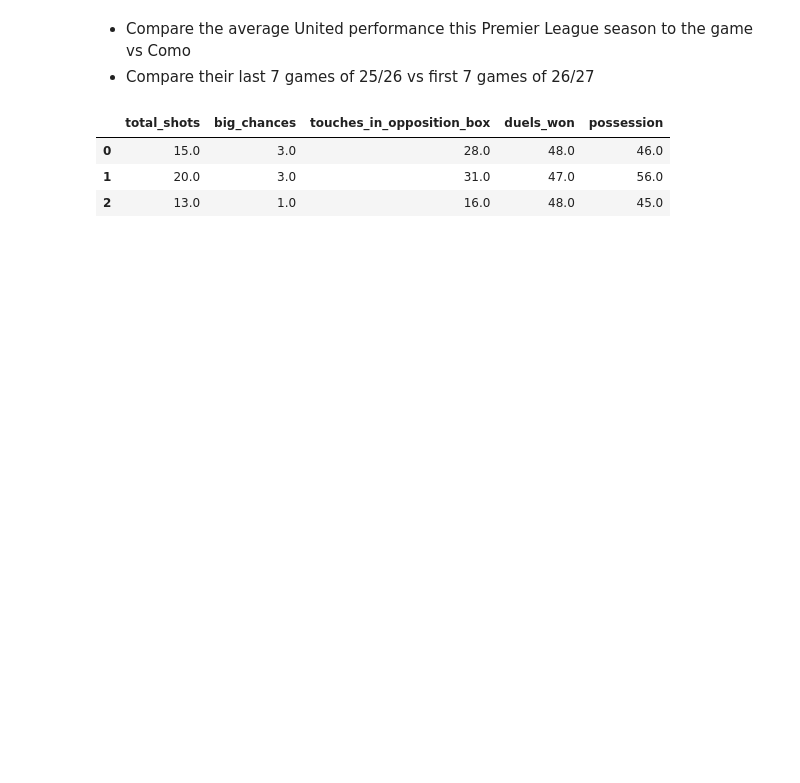
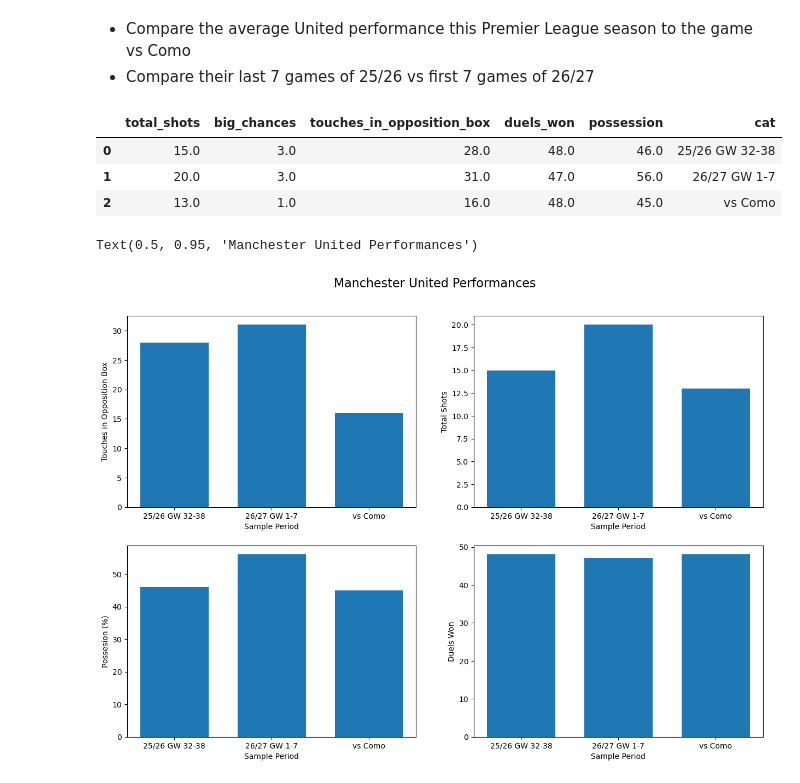
Before and after one commit to bbranduhn/EPL-Insights, a Jupyter notebook: GW7-2026-2027/ucl_united_form.ipynb, the cells around one changed output. Saved outputs shown, nothing was run; the diff lists cells and outputs as text; code cells hidden in the pictures; blank space fills up the shorter version.

Commit message:
finished united performance

```diff
--- a/GW7-2026-2027/ucl_united_form.ipynb
+++ b/GW7-2026-2027/ucl_united_form.ipynb
@@ -81,3 +81,6 @@ ucl_united.columns = metrics
 # %%
 avg_stats_2627 = avg_stats_2627.head(1)
 avg_stats_2526 = avg_stats_2526.head(1)
+
+man_u_stats = pd.concat([avg_stats_2526, avg_stats_2627, ucl_united], ignore_index=True)
+man_u_stats = man_u_stats.round(0)
@@ -86,7 +87,32 @@ man_u_stats = pd.concat([avg_stats_2526, avg_stats_2627, ucl_united], ignore_ind
-# %%
-man_u_stats.round(0)
-# %% [output]
-|  | total_shots | big_chances | touches_in_opposition_box | duels_won | possession |
-| 0 | 15.0 | 3.0 | 28.0 | 48.0 | 46.0 |
-| 1 | 20.0 | 3.0 | 31.0 | 47.0 | 56.0 |
-| 2 | 13.0 | 1.0 | 16.0 | 48.0 | 45.0 |
+# %%
+man_u_stats["cat"] = ['25/26 GW 32-38', '26/27 GW 1-7', 'vs Como']
+# %%
+man_u_stats
+# %% [output]
+|  | total_shots | big_chances | touches_in_opposition_box | duels_won | possession | cat |
+| 0 | 15.0 | 3.0 | 28.0 | 48.0 | 46.0 | 25/26 GW 32-38 |
+| 1 | 20.0 | 3.0 | 31.0 | 47.0 | 56.0 | 26/27 GW 1-7 |
+| 2 | 13.0 | 1.0 | 16.0 | 48.0 | 45.0 | vs Como |
+# %%
+fig, axs = plt.subplots(2, 2, figsize=(15,10))
+
+barlist1 = axs[0,0].bar(man_u_stats["cat"], man_u_stats["touches_in_opposition_box"], width=.7)
+axs[0,0].set_xlabel("Sample Period")
+axs[0,0].set_ylabel("Touches in Opposition Box")
+
+barlist2 = axs[0,1].bar(man_u_stats["cat"], man_u_stats["total_shots"], width=.7)
+axs[0,1].set_xlabel("Sample Period")
+axs[0,1].set_ylabel("Total Shots")
+
+barlist3 = axs[1,0].bar(man_u_stats["cat"], man_u_stats["possession"], width=.7)
+axs[1,0].set_xlabel("Sample Period")
+axs[1,0].set_ylabel("Possesion (%)")
+
+barlist4 = axs[1,1].bar(man_u_stats["cat"], man_u_stats["duels_won"], width=.7)
+axs[1,1].set_xlabel("Sample Period")
+axs[1,1].set_ylabel("Duels Won")
+
+fig.suptitle("Manchester United Performances", fontsize=16, y=0.95)
+# %% [output]
+Text(0.5, 0.95, 'Manchester United Performances')
+[figure, added]
```
Also changed, not shown: parts of 1 cell of this notebook, 2 other files.
